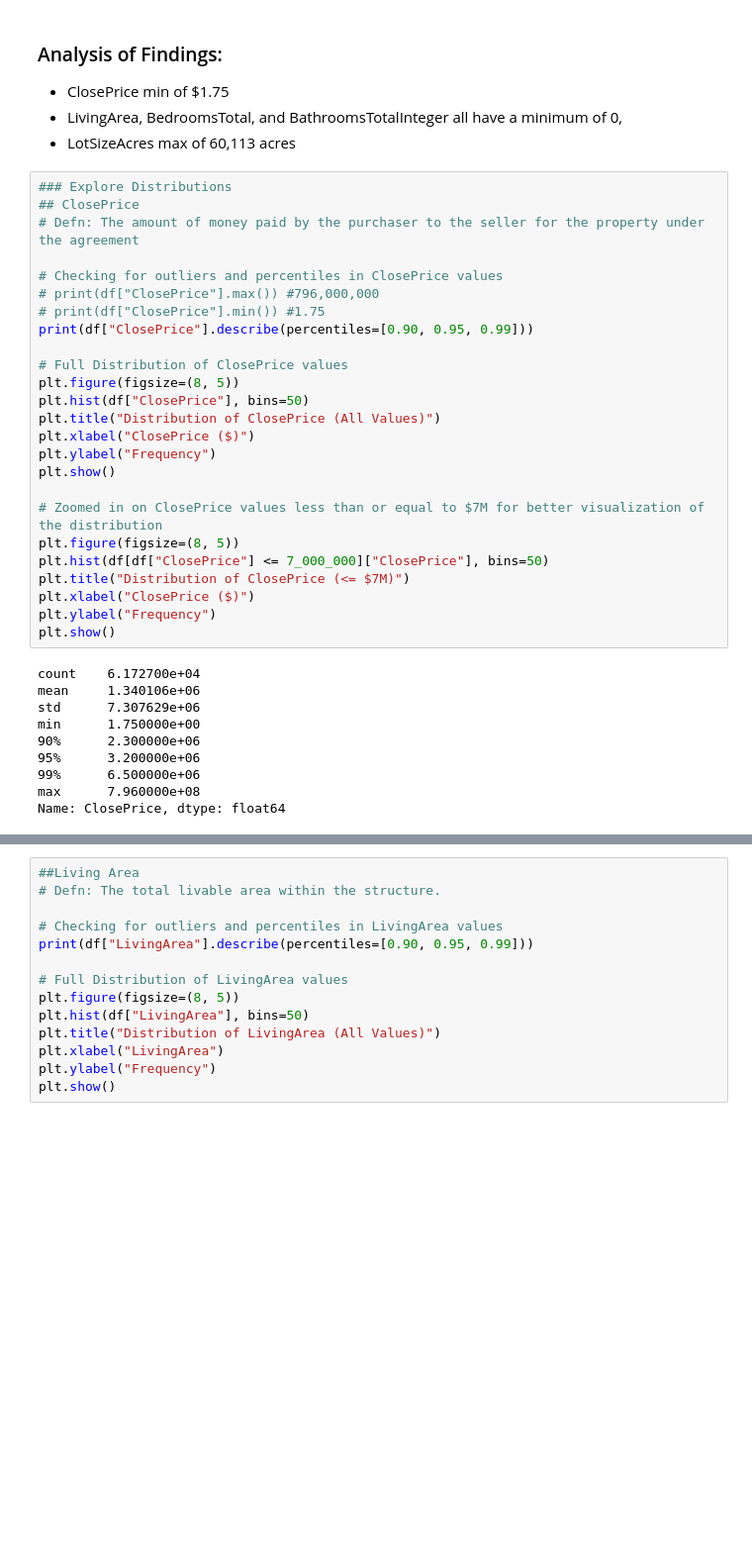
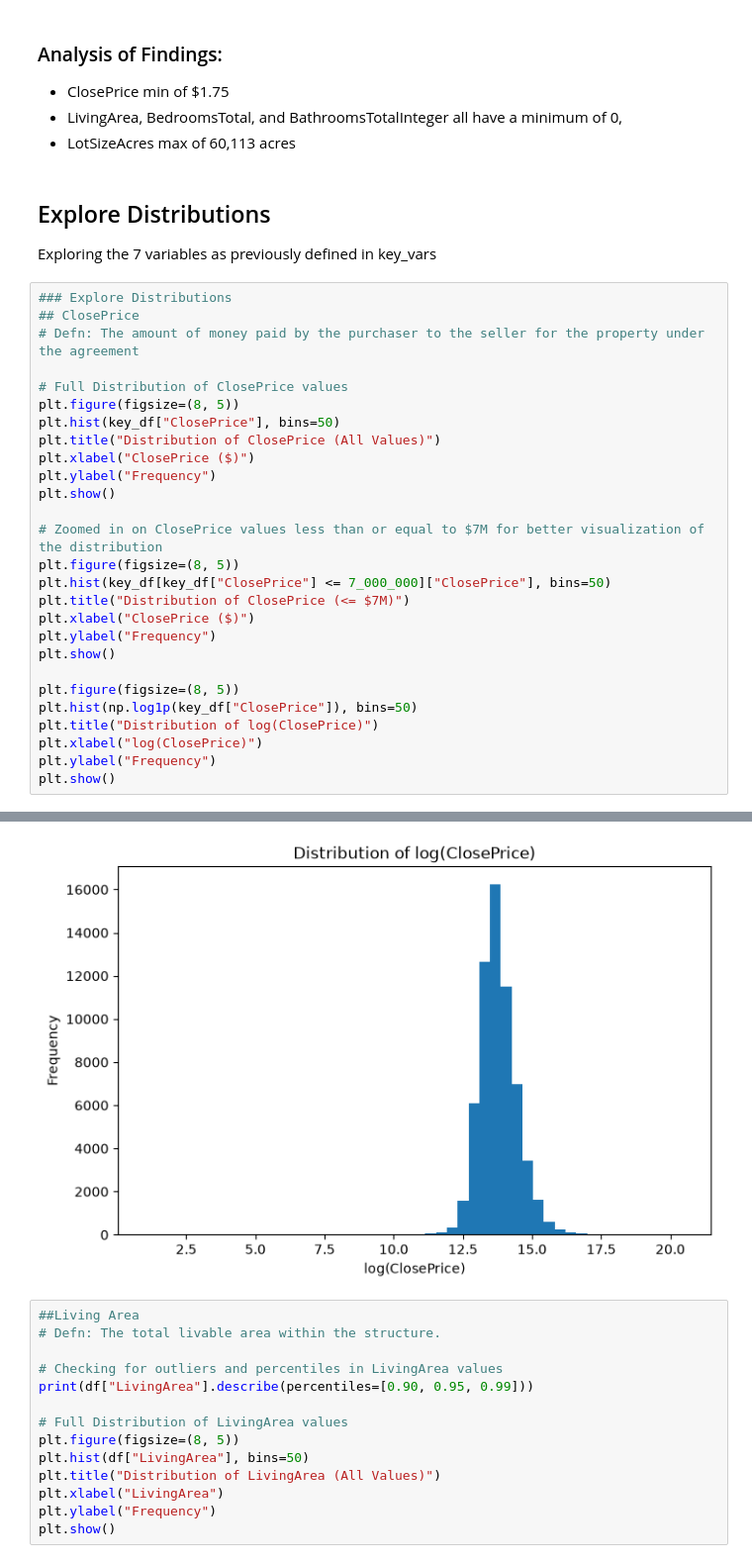
Before and after one commit to iviang/IDX-Exchange-DS-2026, a Jupyter notebook: Deliverables/Week 2/01_exploration.ipynb, the cells around one changed output, grey strips where cells are left out. Shown at 99% size. Cells and saved outputs as stored; diff of their text form; blank space fills up the shorter version.

```diff
--- a/Deliverables/Week 2/01_exploration.ipynb
+++ b/Deliverables/Week 2/01_exploration.ipynb
@@ -220,43 +221,40 @@ dtype: int64
 - ClosePrice min of $1.75
 - LivingArea, BedroomsTotal, and BathroomsTotalInteger all have a minimum of 0,
 - LotSizeAcres max of 60,113 acres
+# %% [markdown]
+## Explore Distributions
+Exploring the 7 variables as previously defined in key_vars
 # %%
 ### Explore Distributions
 ## ClosePrice
 # Defn: The amount of money paid by the purchaser to the seller for the property under the agreement
 
-# Checking for outliers and percentiles in ClosePrice values
-# print(df["ClosePrice"].max()) #796,000,000
-# print(df["ClosePrice"].min()) #1.75
-print(df["ClosePrice"].describe(percentiles=[0.90, 0.95, 0.99]))
-
 # Full Distribution of ClosePrice values
 plt.figure(figsize=(8, 5))
-plt.hist(df["ClosePrice"], bins=50)
+plt.hist(key_df["ClosePrice"], bins=50)
 plt.title("Distribution of ClosePrice (All Values)")
 plt.xlabel("ClosePrice ($)")
 plt.ylabel("Frequency")
 plt.show()
 
 # Zoomed in on ClosePrice values less than or equal to $7M for better visualization of the distribution
 plt.figure(figsize=(8, 5))
-plt.hist(df[df["ClosePrice"] <= 7_000_000]["ClosePrice"], bins=50)
+plt.hist(key_df[key_df["ClosePrice"] <= 7_000_000]["ClosePrice"], bins=50)
 plt.title("Distribution of ClosePrice (<= $7M)")
 plt.xlabel("ClosePrice ($)")
 plt.ylabel("Frequency")
 plt.show()
+
+plt.figure(figsize=(8, 5))
+plt.hist(np.log1p(key_df["ClosePrice"]), bins=50)
+plt.title("Distribution of log(ClosePrice)")
+plt.xlabel("log(ClosePrice)")
+plt.ylabel("Frequency")
+plt.show()
 # %% [output]
-count    6.172700e+04
-mean     1.340106e+06
-std      7.307629e+06
-min      1.750000e+00
-90%      2.300000e+06
-95%      3.200000e+06
-99%      6.500000e+06
-max      7.960000e+08
-Name: ClosePrice, dtype: float64
 [figure]
 [figure]
+[figure, added]
 # %%
 ##Living Area
 # Defn: The total livable area within the structure.
```
Also changed, not shown: parts of 1 cell of this notebook, 1 other file.
